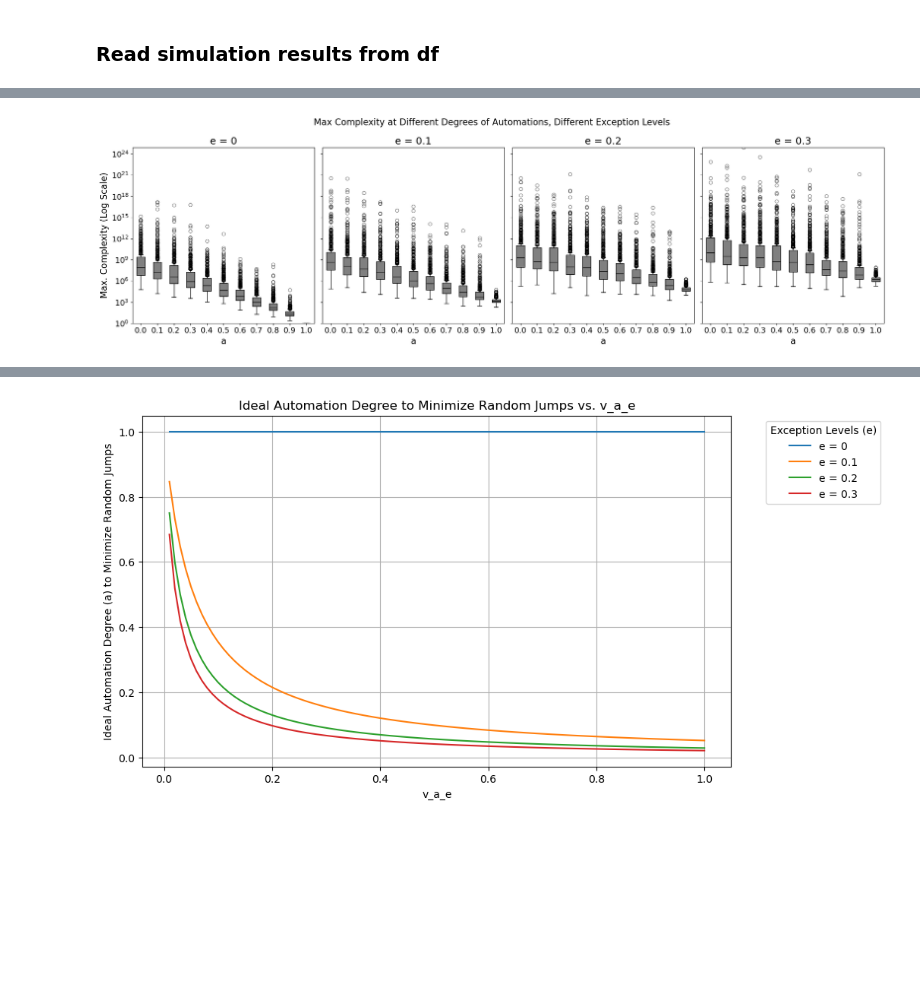
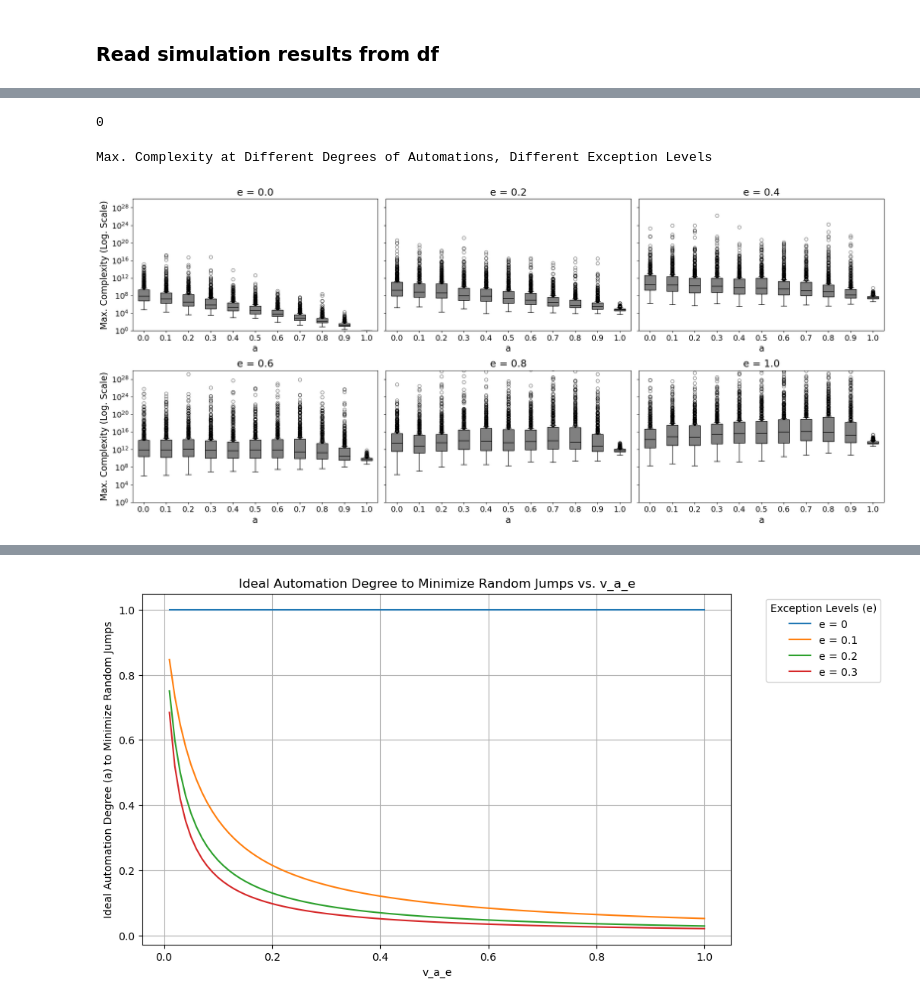
Before and after one commit to lennartebert/process_simulation, a Jupyter notebook: Effect of automation on complexity behavior.ipynb, the cells around one changed output, grey strips where cells are left out. Drawn from its saved outputs; the diff is of its cells as text; code cells hidden in the pictures; blank space fills up the shorter version.

Commit message:
Configuration for experiments

```diff
--- a/Effect of automation on complexity behavior.ipynb
+++ b/Effect of automation on complexity behavior.ipynb
@@ -92,0 +94,13 @@ plt.show()
+# %%
+# print times at which max. complexity is reached, per scenario
+for sim_name, metrics in simluation_metrics_over_time_dict.items():
+    print(sim_name)
+    max_value = metrics['est. count simple paths'].max()
+    max_index = metrics['est. count simple paths'].idxmax()
+    min_value = metrics['est. count simple paths'].min()
+    min_index = metrics['est. count simple paths'].idxmin()
+    median_value = metrics['est. count simple paths'].median()
+    print(f"Min complexity: {min_value:,.5f}, Time step: {min_index}")
+    print(f"Median complexity: {median_value:,.1f}")
+    print(f"Max complexity: {max_value:,.1f}, Time step: {max_index}")
+    print()
@@ -190,0 +191,11 @@ display(aggregated_df)
+# %%
+simulation_results_df = process_simulation.get_results_dataframe("experiment_results/simulation_results_5.csv")
+
+# delete results from old version
+filtered_df = simulation_results_df.loc[
+     (simulation_results_df['e'].isin([0, 0.2, 0.4, 0.6, 0.8, 1]))
+]
+
+aggregated_df = process_simulation.aggregate_results(filtered_df)
+
+display(aggregated_df)
@@ -191,34 +218,46 @@ display(aggregated_df)
+# %%
+sum(aggregated_df[('simulation_runs', 'count')]-500)
+# %% [output]
+0
 # %%
-fig, axs = plt.subplots(1, 4, figsize=(20, 6))
+fig, axs = plt.subplots(2, 3, figsize=(20, 9))
 
 # Flatten the axs array for easier iteration
 axs = axs.flatten()
 
 # Define the exception levels to plot
-exception_levels = [0, 0.1, 0.2, 0.3]
+exception_levels = [i/10 for i in range(0, 11, 2)]
 
 # Determine the common y-axis limits
 y_min = filtered_df['max_complexity'].min()
-y_max = filtered_df['max_complexity'].max()
+y_max = 1e30 # filtered_df['max_complexity'].max()
 
 for ax, e_level in zip(axs, exception_levels):
     automation_no_exceptions = filtered_df.loc[filtered_df['e'] == e_level]
-    automation_no_exceptions.boxplot(column='max_complexity', by='a', grid=False, ax=ax, patch_artist=True, boxprops=dict(facecolor='grey', color='black'), medianprops=dict(color='black'), whiskerprops=dict(color='black'), capprops=dict(color='black'), flierprops=dict(marker='o', color='black', alpha=0.5))
+    boxplot = automation_no_exceptions.boxplot(column='max_complexity', by='a', grid=False, ax=ax, patch_artist=True, boxprops=dict(facecolor='grey', color='black'), medianprops=dict(color='black'), whiskerprops=dict(color='black'), capprops=dict(color='black'), flierprops=dict(marker='o', color='black', alpha=0.5))
     ax.set_yscale('log')
     ax.set_ylim(y_min, y_max)
     ax.set_title(f'e = {e_level}', fontsize=18)
     ax.set_xlabel('a', fontsize=16)
     ax.tick_params(axis='both', which='major', labelsize=14)  # Increase tick label size
-    if e_level == 0:
-        ax.set_ylabel('Max. Complexity (Log Scale)', fontsize=16)
+    if e_level in [0, 0.6]:
+        ax.set_ylabel('Max. Complexity (Log. Scale)', fontsize=16)
     else:
         ax.set_yticklabels([])  # Hide y-axis tick labels for other subplots
     plt.suptitle('')  # Suppress the default title to avoid duplication
 
-fig.suptitle('Max Complexity at Different Degrees of Automations, Different Exception Levels', fontsize=16)
+    # Add a line connecting the medians
+    # medians = automation_no_exceptions.groupby('a')['max_complexity'].median()
+    # ax.plot(range(1, len(medians) + 1), medians.values, color='black', linestyle='-', linewidth=2)
+
+# fig.suptitle('Max Complexity at Different Degrees of Automations, Different Exception Levels', fontsize=16)
 
 plt.tight_layout(rect=[0, 0, 1, 0.99])
+plt.savefig(f'experiment_results/boxplots_max_complexity.pdf', dpi=300, bbox_inches='tight')
+
+print('Max. Complexity at Different Degrees of Automations, Different Exception Levels')
 plt.show()
 # %% [output]
+Max. Complexity at Different Degrees of Automations, Different Exception Levels
-[figure, old version]
+[figure, new version]
 # %%
```
Also changed, not shown: parts of 42 cells of this notebook, 6 other files.
